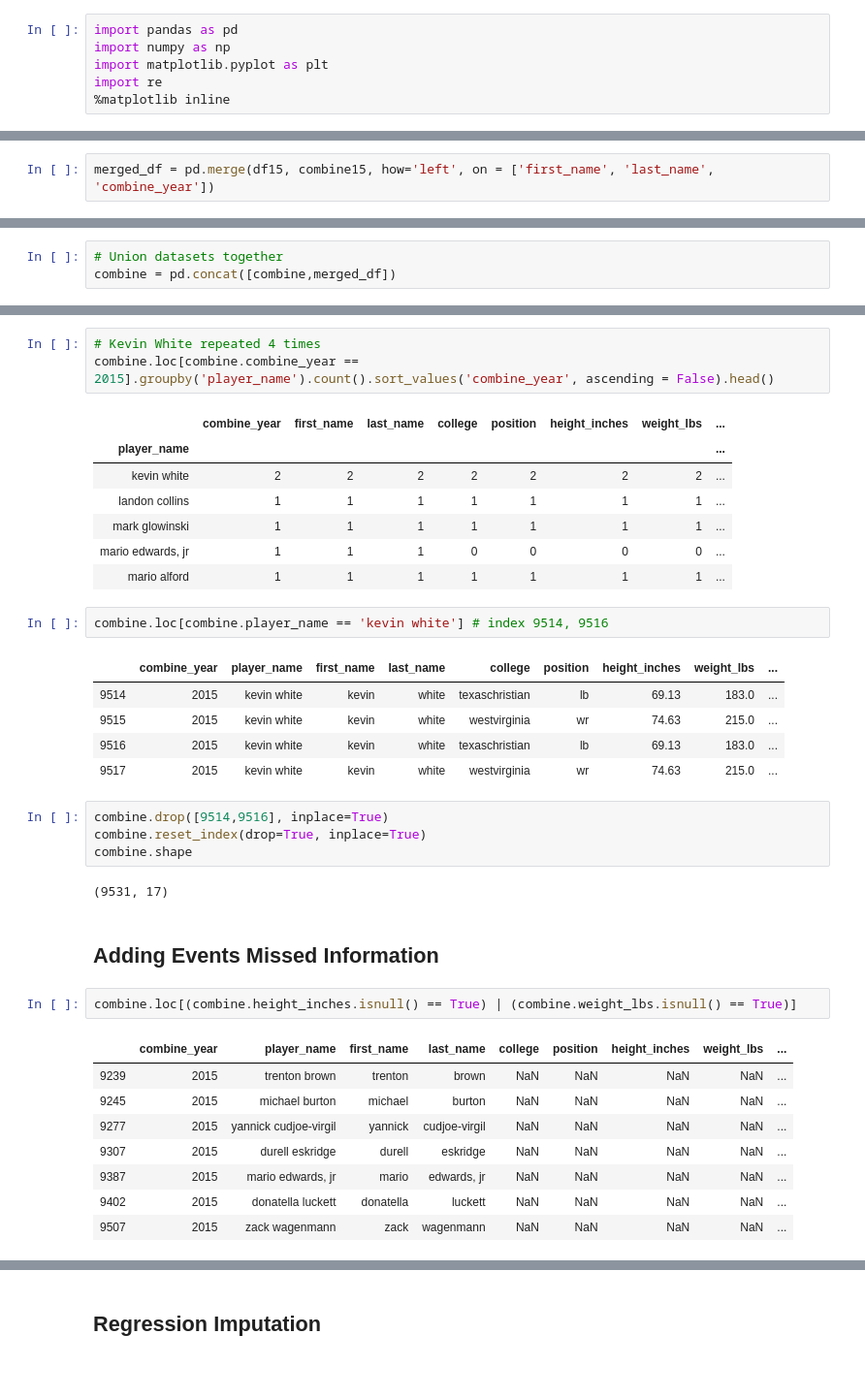
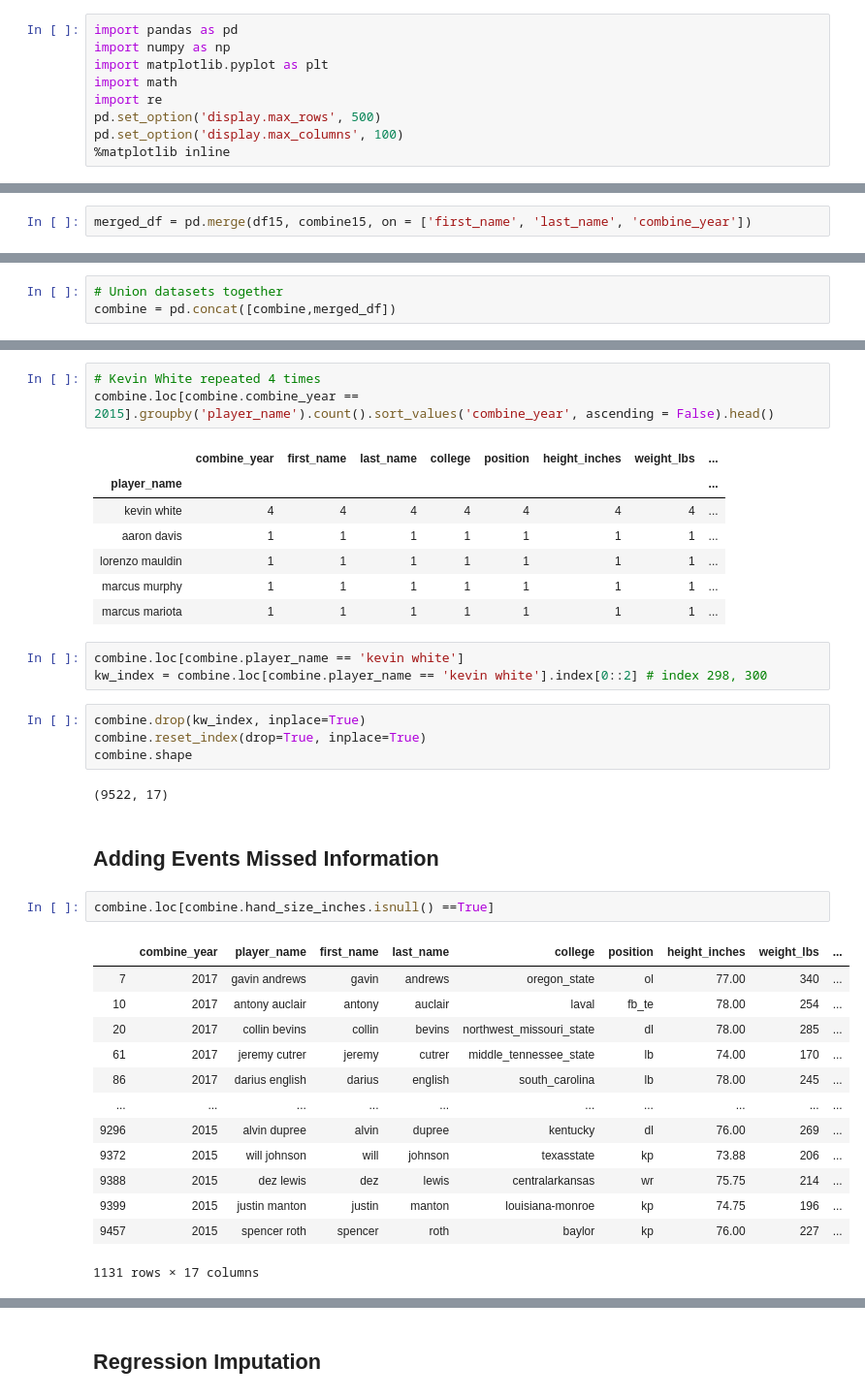
Before and after one commit to michaelpallante/nfl_combine_classification_modeling, a Jupyter notebook: notebooks/nfl_combine_data_cleaning.ipynb, the cells around one changed output, grey strips where cells are left out. Shown at 97% size. Cells and saved outputs as stored; diff of their text form; blank space fills up the shorter version.

Commit message:
Update nfl_combine_data_cleaning.ipynb
events_missed and regression imputation added

```diff
--- a/notebooks/nfl_combine_data_cleaning.ipynb
+++ b/notebooks/nfl_combine_data_cleaning.ipynb
@@ -6,7 +6,10 @@
 import pandas as pd
 import numpy as np
 import matplotlib.pyplot as plt
+import math
 import re
+pd.set_option('display.max_rows', 500)
+pd.set_option('display.max_columns', 100)
 %matplotlib inline
 # %% [markdown]
 Read in csv and examine data
@@ -227,5 +237,5 @@ merged_df
 # %%
-merged_df = pd.merge(df15, combine15, how='left', on = ['first_name', 'last_name', 'combine_year'])
+merged_df = pd.merge(df15, combine15, on = ['first_name', 'last_name', 'combine_year'])
 # %%
 merged_df = merged_df.drop(['position_x', 'player_name_y', 'college_x'],axis=1)
 merged_df.rename(columns = {'player_name_x':'player_name', 'college_y':'college','position_y':'position'}, inplace=True)
@@ -268,38 +278,38 @@ combine.loc[combine.combine_year == 2015].groupby('player_name').count().sort_va
 # %% [output]
 |  | combine_year | first_name | last_name | college | position | height_inches | weight_lbs | ... |
 | player_name |  |  |  |  |  |  |  | ... |
-| kevin white | 2 | 2 | 2 | 2 | 2 | 2 | 2 | ... |
-| landon collins | 1 | 1 | 1 | 1 | 1 | 1 | 1 | ... |
-| mark glowinski | 1 | 1 | 1 | 1 | 1 | 1 | 1 | ... |
-| mario edwards, jr | 1 | 1 | 1 | 0 | 0 | 0 | 0 | ... |
-| mario alford | 1 | 1 | 1 | 1 | 1 | 1 | 1 | ... |
+| kevin white | 4 | 4 | 4 | 4 | 4 | 4 | 4 | ... |
+| aaron davis | 1 | 1 | 1 | 1 | 1 | 1 | 1 | ... |
+| lorenzo mauldin | 1 | 1 | 1 | 1 | 1 | 1 | 1 | ... |
+| marcus murphy | 1 | 1 | 1 | 1 | 1 | 1 | 1 | ... |
+| marcus mariota | 1 | 1 | 1 | 1 | 1 | 1 | 1 | ... |
 # %%
-combine.loc[combine.player_name == 'kevin white'] # index 9514, 9516
+combine.loc[combine.player_name == 'kevin white']
+kw_index = combine.loc[combine.player_name == 'kevin white'].index[0::2] # index 298, 300
-# %% [output]
-|  | combine_year | player_name | first_name | last_name | college | position | height_inches | weight_lbs | ... |
-| 9514 | 2015 | kevin white | kevin | white | texaschristian | lb | 69.13 | 183.0 | ... |
-| 9515 | 2015 | kevin white | kevin | white | westvirginia | wr | 74.63 | 215.0 | ... |
-| 9516 | 2015 | kevin white | kevin | white | texaschristian | lb | 69.13 | 183.0 | ... |
-| 9517 | 2015 | kevin white | kevin | white | westvirginia | wr | 74.63 | 215.0 | ... |
 # %%
-combine.drop([9514,9516], inplace=True)
+combine.drop(kw_index, inplace=True)
 combine.reset_index(drop=True, inplace=True)
 combine.shape
 # %% [output]
-(9531, 17)
+(9522, 17)
 # %% [markdown]
 ## Adding Events Missed Information
 # %%
-combine.loc[(combine.height_inches.isnull() == True) | (combine.weight_lbs.isnull() == True)]
+combine.loc[combine.hand_size_inches.isnull() ==True]
 # %% [output]
 |  | combine_year | player_name | first_name | last_name | college | position | height_inches | weight_lbs | ... |
-| 9239 | 2015 | trenton brown | trenton | brown | NaN | NaN | NaN | NaN | ... |
-| 9245 | 2015 | michael burton | michael | burton | NaN | NaN | NaN | NaN | ... |
-| 9277 | 2015 | yannick cudjoe-virgil | yannick | cudjoe-virgil | NaN | NaN | NaN | NaN | ... |
-| 9307 | 2015 | durell eskridge | durell | eskridge | NaN | NaN | NaN | NaN | ... |
-| 9387 | 2015 | mario edwards, jr | mario | edwards, jr | NaN | NaN | NaN | NaN | ... |
-| 9402 | 2015 | donatella luckett | donatella | luckett | NaN | NaN | NaN | NaN | ... |
-| 9507 | 2015 | zack wagenmann | zack | wagenmann | NaN | NaN | NaN | NaN | ... |
+| 7 | 2017 | gavin andrews | gavin | andrews | oregon_state | ol | 77.00 | 340 | ... |
+| 10 | 2017 | antony auclair | antony | auclair | laval | fb_te | 78.00 | 254 | ... |
+| 20 | 2017 | collin bevins | collin | bevins | northwest_missouri_state | dl | 78.00 | 285 | ... |
+| 61 | 2017 | jeremy cutrer | jeremy | cutrer | middle_tennessee_state | lb | 74.00 | 170 | ... |
+| 86 | 2017 | darius english | darius | english | south_carolina | lb | 78.00 | 245 | ... |
+| ... | ... | ... | ... | ... | ... | ... | ... | ... | ... |
+| 9296 | 2015 | alvin dupree | alvin | dupree | kentucky | dl | 76.00 | 269 | ... |
+| 9372 | 2015 | will johnson | will | johnson | texasstate | kp | 73.88 | 206 | ... |
+| 9388 | 2015 | dez lewis | dez | lewis | centralarkansas | wr | 75.75 | 214 | ... |
+| 9399 | 2015 | justin manton | justin | manton | louisiana-monroe | kp | 74.75 | 196 | ... |
+| 9457 | 2015 | spencer roth | spencer | roth | baylor | kp | 76.00 | 227 | ... |
+1131 rows × 17 columns
 # %%
 combine.isnull().sum()
 # %% [output]
```
Also changed, not shown: parts of 31 cells of this notebook.
